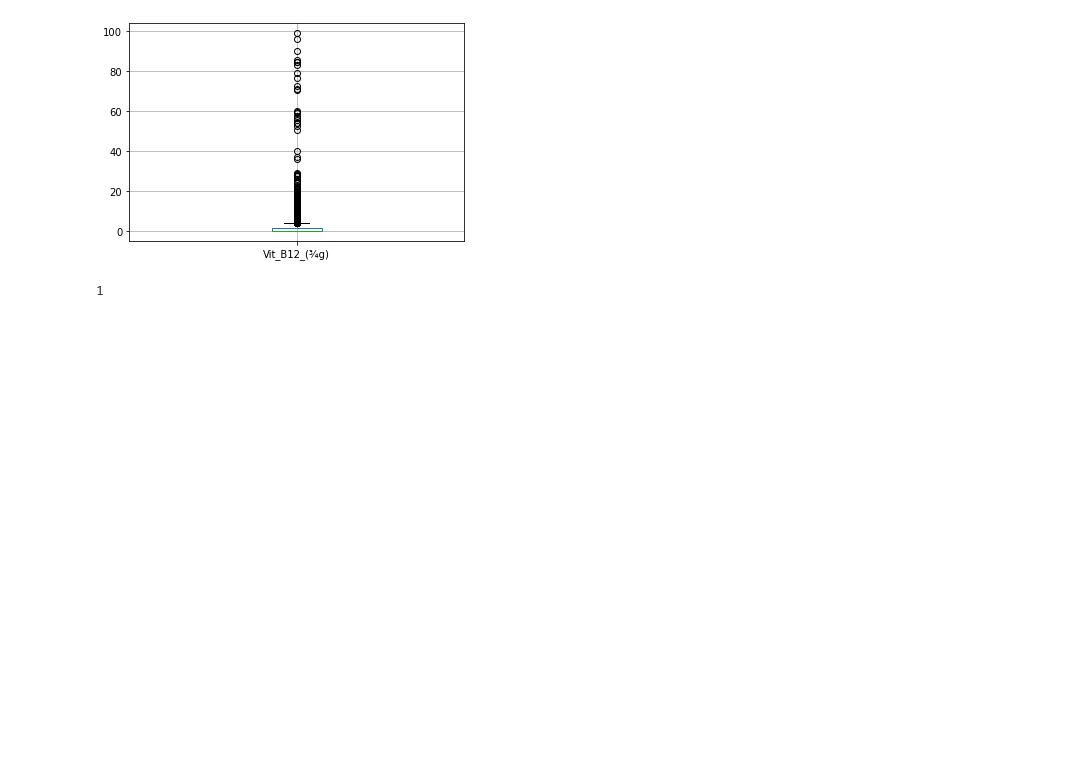
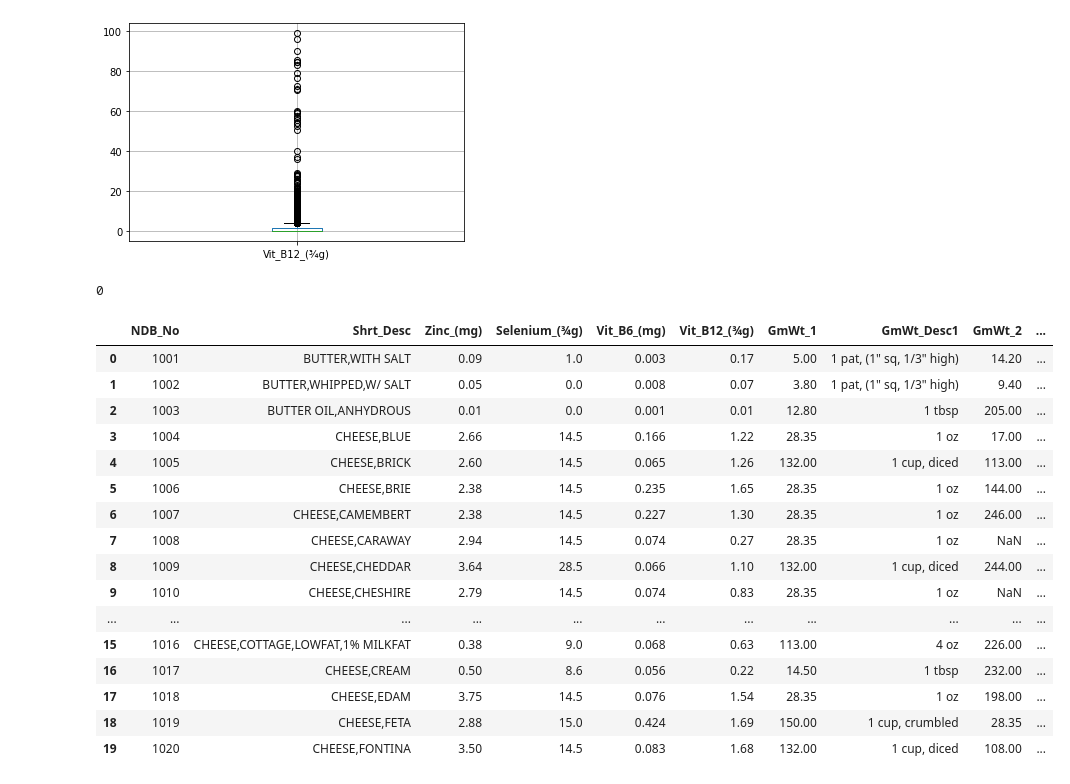
Before and after one commit to linah73/Identifying-immune-boosting-foods, a Jupyter notebook: NUTRITION_CLASS.ipynb, the cells around one changed output. Drawn from its saved outputs; the diff is of its cells as text; code cells hidden in the pictures; blank space fills up the shorter version.

```diff
--- a/NUTRITION_CLASS.ipynb
+++ b/NUTRITION_CLASS.ipynb
@@ -158,7 +158,7 @@ def food_scores(NDB_No):
 
     if(food_df['Vit_B12_(¾g)'][index] >= 1.61):
         Score += 1;
-    if(food_df['Zinc_(mg)'][index] >= 2.0):
+    if(food_df['Zinc_(mg)'][index] >= 2.92):
         Score += 1
     if(food_df['Vit_B6_(mg)'][index]>= 0.39):
         Score += 1
@@ -169,4 +169,26 @@ def food_scores(NDB_No):
 # %%
 food_scores(1004)
 # %% [output]
-1
+0
+# %%
+food_df['Immune_boost_Score'] = food_df["NDB_No"].apply(food_scores)
+# %%
+food_df.head(20)
+# %% [output]
+|  | NDB_No | Shrt_Desc | Zinc_(mg) | Selenium_(¾g) | Vit_B6_(mg) | Vit_B12_(¾g) | GmWt_1 | GmWt_Desc1 | GmWt_2 | ... |
+| 0 | 1001 | BUTTER,WITH SALT | 0.09 | 1.0 | 0.003 | 0.17 | 5.00 | 1 pat, (1" sq, 1/3" high) | 14.20 | ... |
+| 1 | 1002 | BUTTER,WHIPPED,W/ SALT | 0.05 | 0.0 | 0.008 | 0.07 | 3.80 | 1 pat, (1" sq, 1/3" high) | 9.40 | ... |
+| 2 | 1003 | BUTTER OIL,ANHYDROUS | 0.01 | 0.0 | 0.001 | 0.01 | 12.80 | 1 tbsp | 205.00 | ... |
+| 3 | 1004 | CHEESE,BLUE | 2.66 | 14.5 | 0.166 | 1.22 | 28.35 | 1 oz | 17.00 | ... |
+| 4 | 1005 | CHEESE,BRICK | 2.60 | 14.5 | 0.065 | 1.26 | 132.00 | 1 cup, diced | 113.00 | ... |
+| 5 | 1006 | CHEESE,BRIE | 2.38 | 14.5 | 0.235 | 1.65 | 28.35 | 1 oz | 144.00 | ... |
+| 6 | 1007 | CHEESE,CAMEMBERT | 2.38 | 14.5 | 0.227 | 1.30 | 28.35 | 1 oz | 246.00 | ... |
+| 7 | 1008 | CHEESE,CARAWAY | 2.94 | 14.5 | 0.074 | 0.27 | 28.35 | 1 oz | NaN | ... |
+| 8 | 1009 | CHEESE,CHEDDAR | 3.64 | 28.5 | 0.066 | 1.10 | 132.00 | 1 cup, diced | 244.00 | ... |
+| 9 | 1010 | CHEESE,CHESHIRE | 2.79 | 14.5 | 0.074 | 0.83 | 28.35 | 1 oz | NaN | ... |
+| ... | ... | ... | ... | ... | ... | ... | ... | ... | ... | ... |
+| 15 | 1016 | CHEESE,COTTAGE,LOWFAT,1% MILKFAT | 0.38 | 9.0 | 0.068 | 0.63 | 113.00 | 4 oz | 226.00 | ... |
+| 16 | 1017 | CHEESE,CREAM | 0.50 | 8.6 | 0.056 | 0.22 | 14.50 | 1 tbsp | 232.00 | ... |
+| 17 | 1018 | CHEESE,EDAM | 3.75 | 14.5 | 0.076 | 1.54 | 28.35 | 1 oz | 198.00 | ... |
+| 18 | 1019 | CHEESE,FETA | 2.88 | 15.0 | 0.424 | 1.69 | 150.00 | 1 cup, crumbled | 28.35 | ... |
+| 19 | 1020 | CHEESE,FONTINA | 3.50 | 14.5 | 0.083 | 1.68 | 132.00 | 1 cup, diced | 108.00 | ... |
```
